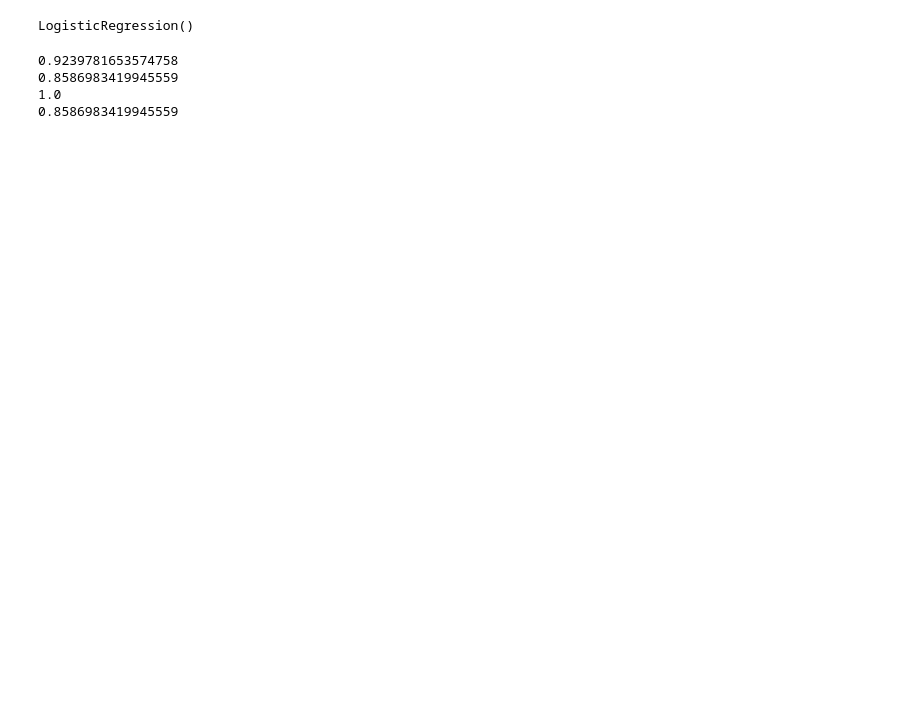
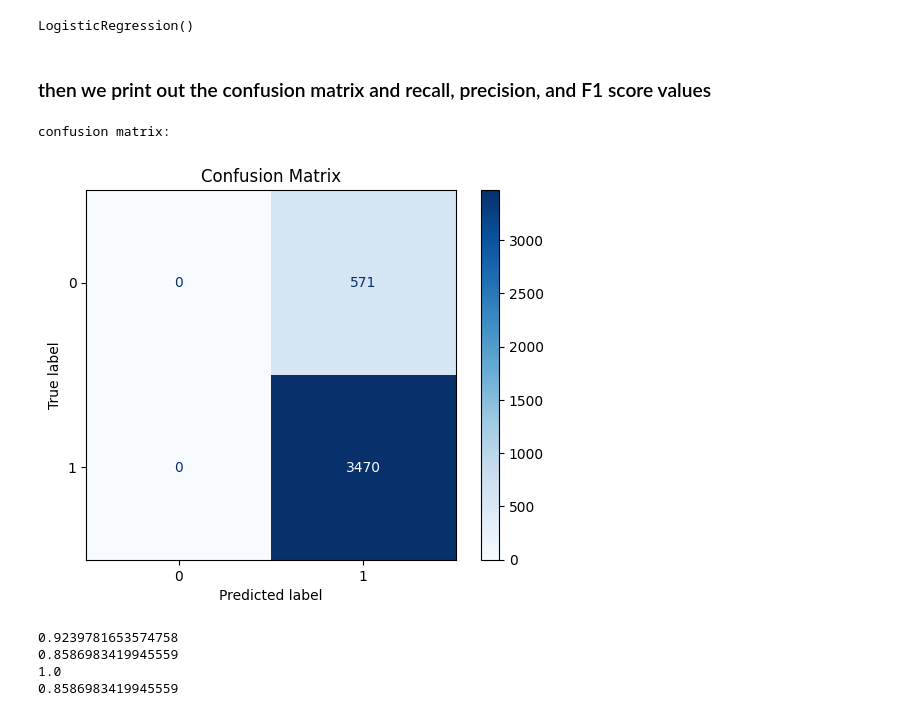
Before and after one commit to CDN0116/schulich-repo, a Jupyter notebook: Dini Cai-Midterm.ipynb, the cells around one changed output. Saved outputs shown, nothing was run; the diff lists cells and outputs as text; code cells hidden in the pictures; blank space fills up the shorter version.

```diff
--- a/Dini Cai-Midterm.ipynb
+++ b/Dini Cai-Midterm.ipynb
@@ -193,6 +243,19 @@ log.fit(x_train_transformed, y_train)
 LogisticRegression()
 # %%
 pred_log = log.predict(x_test_transformed)
+# %% [markdown]
+### then we print out the confusion matrix and recall, precision, and F1 score values
+# %%
+print(f"confusion matrix:")
+cm = confusion_matrix(y_test, pred_log)
+disp = ConfusionMatrixDisplay(confusion_matrix=cm, display_labels=[0, 1])
+
+disp.plot(cmap=plt.cm.Blues)
+plt.title('Confusion Matrix')
+plt.show()
+# %% [output]
+confusion matrix:
+[figure, added]
 # %%
 print(f1_score(y_test,pred_log))
 print(accuracy_score(y_test,pred_log))
```
Also changed, not shown: parts of 26 cells of this notebook.
